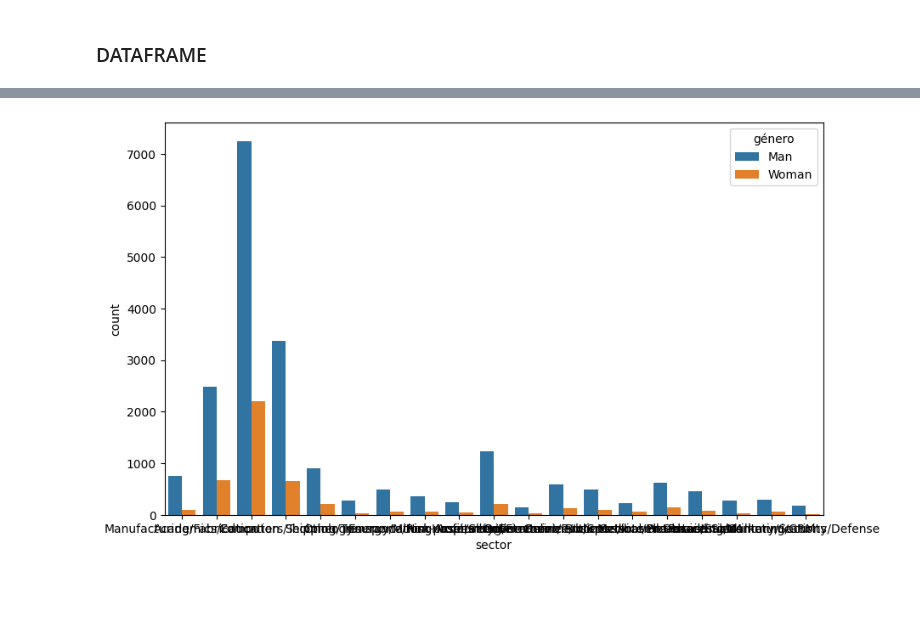
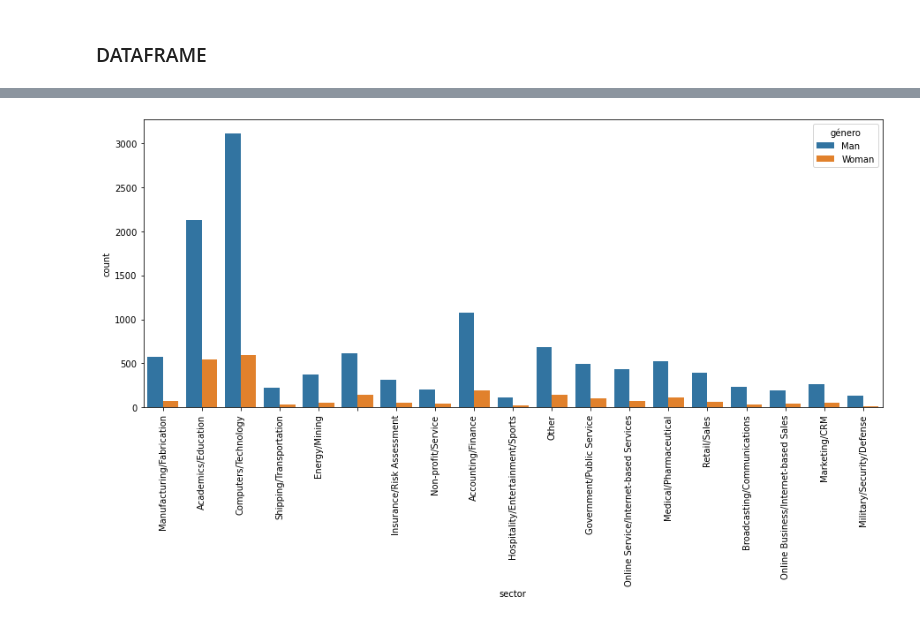
Before and after one commit to silviagordon/EDA-Visualizacion, a Jupyter notebook: dataframe_final.ipynb, the cells around one changed output, grey strips where cells are left out. Drawn from its saved outputs; the diff is of its cells as text; code cells hidden in the pictures; blank space fills up the shorter version.

Commit message:
Actualización del DataFrame

```diff
--- a/dataframe_final.ipynb
+++ b/dataframe_final.ipynb
@@ -154,0 +86,3 @@ df_proyecto2.head()
+# %%
+df_proyecto3 = df_proyecto2[(df_proyecto2['puesto de trabajo'] != "Student") & (df_proyecto2['puesto de trabajo'] != "Other") & (df_proyecto2['puesto de trabajo'] != "Currently not employed")]
+df_proyecto3.head()
@@ -155,3 +98,3 @@ df_proyecto2.head()
 # %%
-filtro_mw= df_proyecto2[(df_proyecto2["género"]== "Man") | (df_proyecto2["género"]=="Woman")]
+df_proyecto3 = df_proyecto3[(df_proyecto3["género"]== "Man") | (df_proyecto3["género"]=="Woman")]
 # %% [markdown]
@@ -191,0 +121,3 @@ Name: sector, dtype: int64
+# %%
+df_proyecto3 = df_proyecto3[(df_proyecto3['puesto de trabajo'] != "Student") & (df_proyecto3['puesto de trabajo'] != "Other") & (df_proyecto3['puesto de trabajo'] != "Currently not employed")]
+df_proyecto3.head()
@@ -192,8 +131,9 @@ Name: sector, dtype: int64
 # %%
-plt.figure(figsize=(10,6))
+plt.figure(figsize=(15,6))
 
-fig = sns.countplot(x =  filtro_mw["sector"],  data = filtro_mw, hue = filtro_mw["género"])
+fig = sns.countplot(x =  df_proyecto3["sector"],  data = df_proyecto3, hue = df_proyecto3["género"])
 
+plt.xticks(rotation = 90)
 plt.show()
 # %% [output]
-[figure, old version]
+[figure, new version]
```
Also changed, not shown: parts of 21 cells of this notebook, 5 other files.
